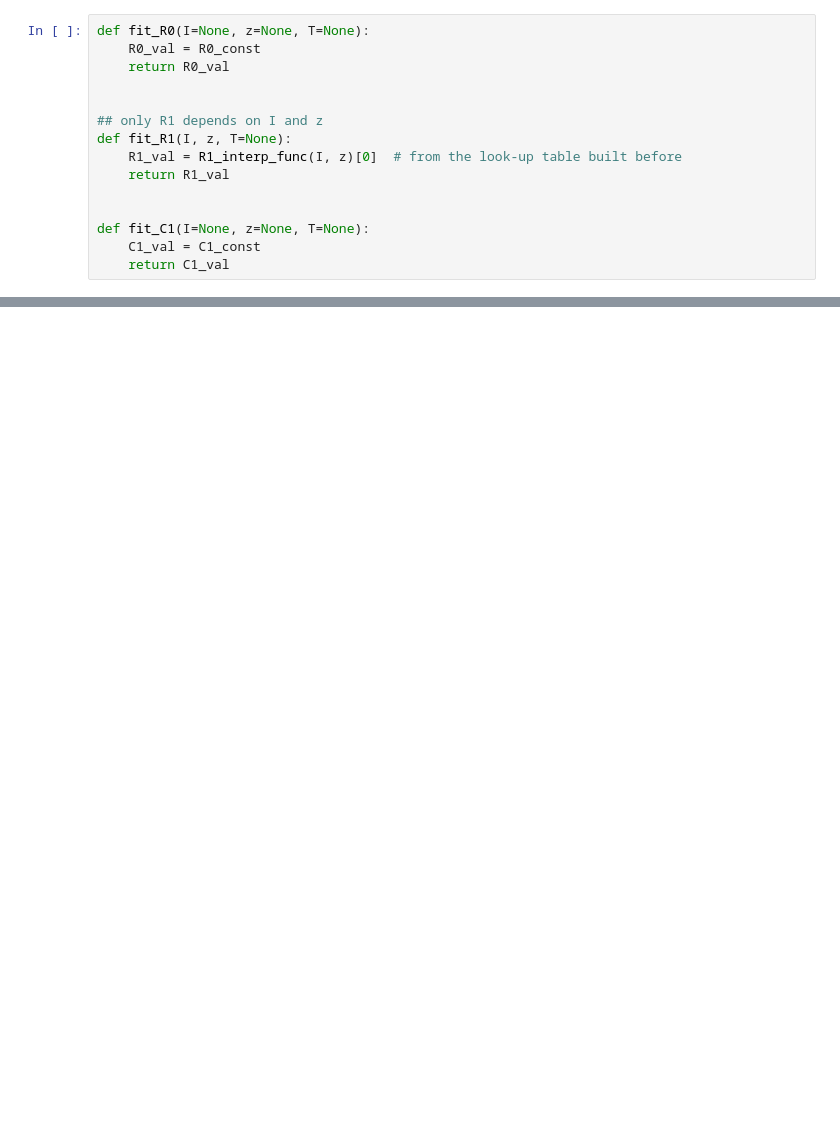
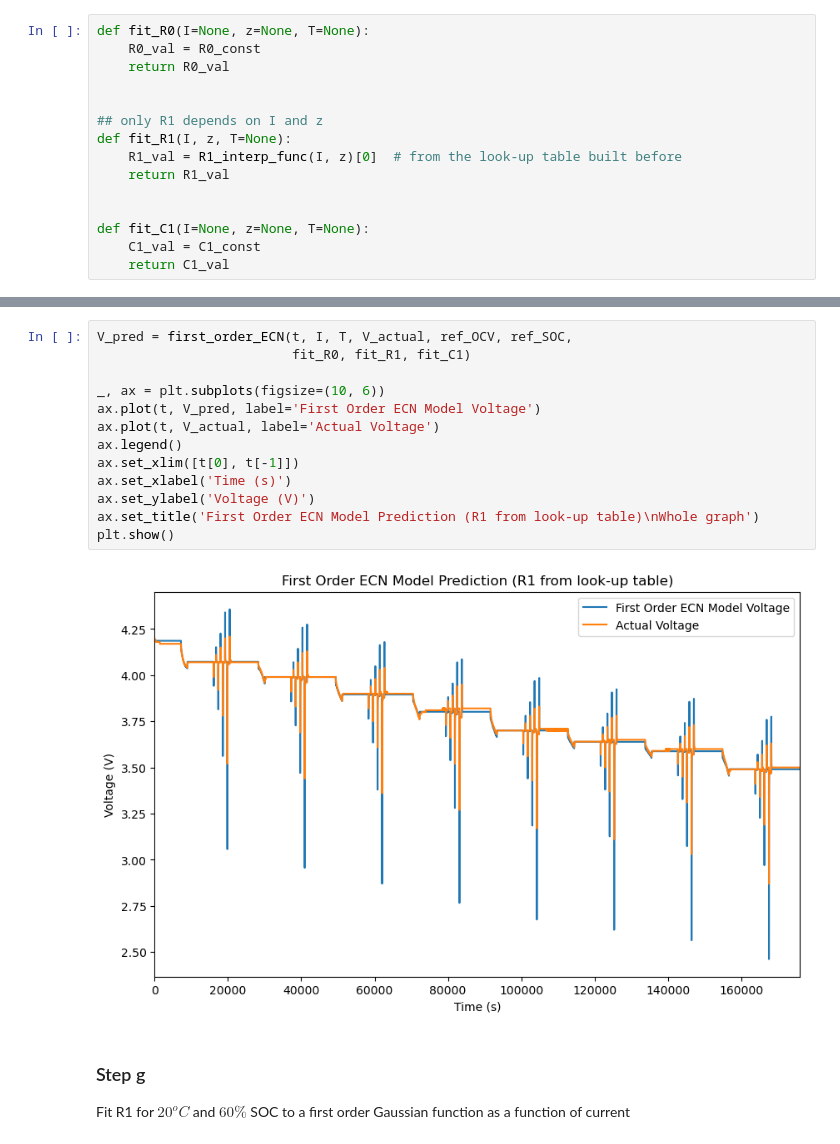
Before and after one commit to sunfanyi/modelling-of-lithium-ion-batteries, a Jupyter notebook: part_2a.ipynb, the cells around one changed output, grey strips where cells are left out. Cells and saved outputs as stored; diff of their text form; blank space fills up the shorter version.

```diff
--- a/part_2a.ipynb
+++ b/part_2a.ipynb
@@ -423,0 +438,19 @@ plt.show()
+# %%
+V_pred = first_order_ECN(t, I, T, V_actual, ref_OCV, ref_SOC,
+                         fit_R0, fit_R1, fit_C1)
+
+_, ax = plt.subplots(figsize=(10, 6))
+ax.plot(t, V_pred, label='First Order ECN Model Voltage')
+ax.plot(t, V_actual, label='Actual Voltage')
+ax.legend()
+ax.set_xlim([t[0], t[-1]])
+ax.set_xlabel('Time (s)')
+ax.set_ylabel('Voltage (V)')
+ax.set_title('First Order ECN Model Prediction (R1 from look-up table)\nWhole graph')
+plt.show()
+# %% [output]
+[figure, added]
+# %% [markdown]
+### Step g
+
+Fit R1 for $20^oC$ and $60\%$ SOC to a first order Gaussian function as a function of current
```
Also changed, not shown: parts of 14 cells of this notebook, 1 other file.
